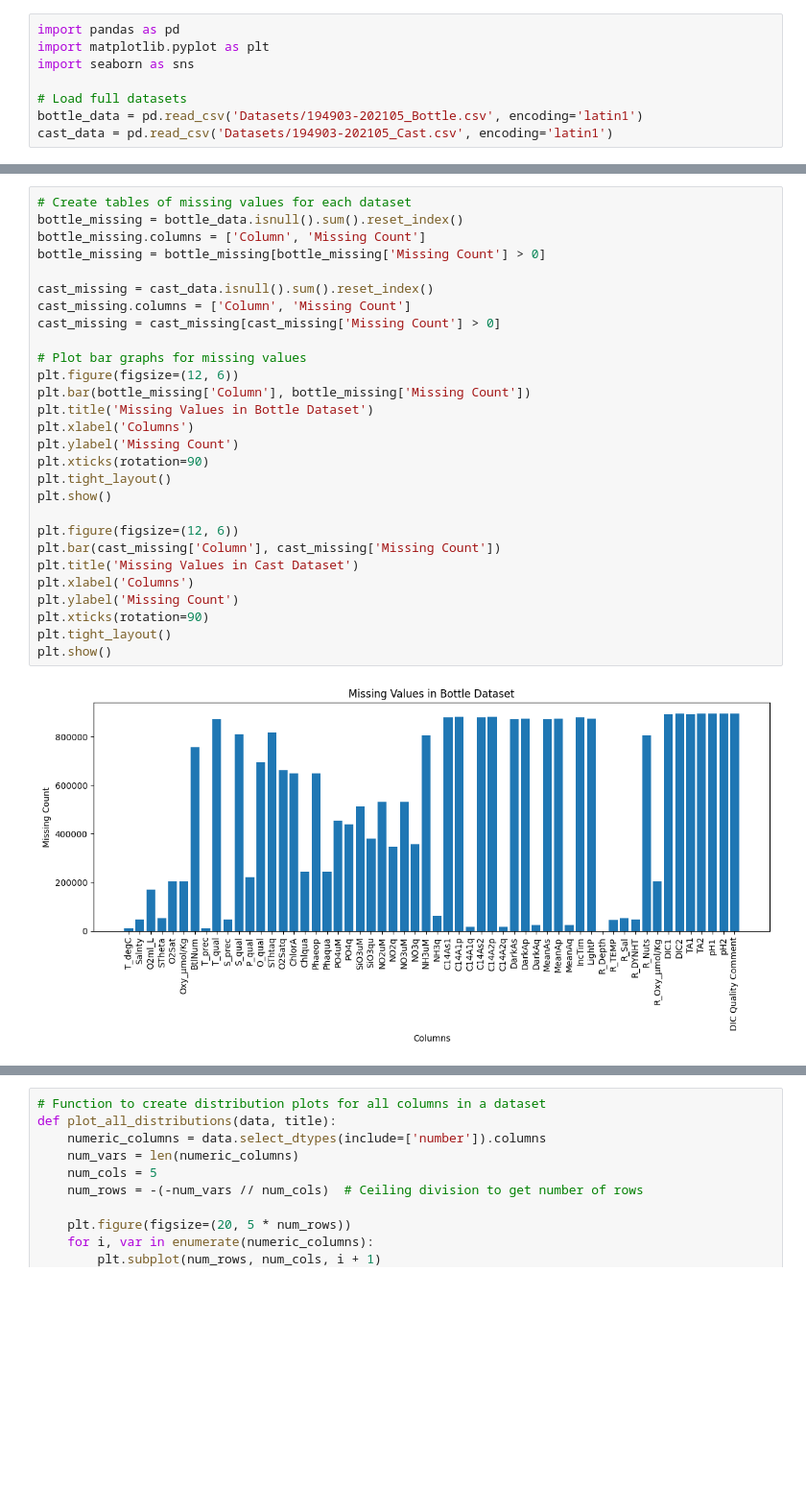
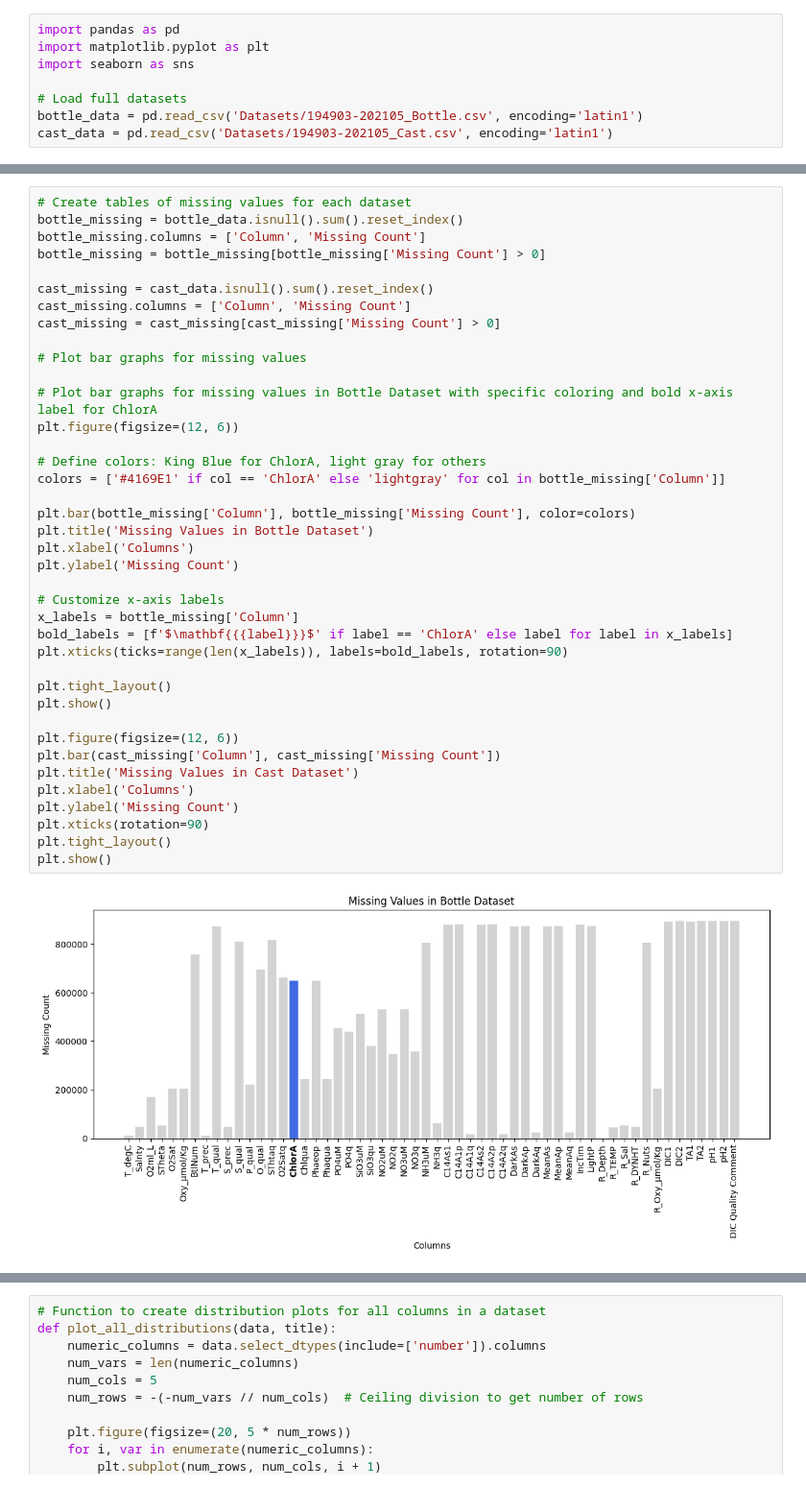
Before and after one commit to Drums180/Geoscientific_Analysis_Project, a Jupyter notebook: data_exploration.ipynb, the cells around one changed output, grey strips where cells are left out. Shown at 96% size. Drawn from its saved outputs; the diff is of its cells as text; blank space fills up the shorter version.

Commit message:
Last Visualization and Cluster CCA

```diff
--- a/data_exploration.ipynb
+++ b/data_exploration.ipynb
@@ -54,33 +54,44 @@ memory usage: 16.6+ MB
 # %%
 # Create tables of missing values for each dataset
 bottle_missing = bottle_data.isnull().sum().reset_index()
 bottle_missing.columns = ['Column', 'Missing Count']
 bottle_missing = bottle_missing[bottle_missing['Missing Count'] > 0]
 
 cast_missing = cast_data.isnull().sum().reset_index()
 cast_missing.columns = ['Column', 'Missing Count']
 cast_missing = cast_missing[cast_missing['Missing Count'] > 0]
 
 # Plot bar graphs for missing values
+
+# Plot bar graphs for missing values in Bottle Dataset with specific coloring and bold x-axis label for ChlorA
 plt.figure(figsize=(12, 6))
-plt.bar(bottle_missing['Column'], bottle_missing['Missing Count'])
+
+# Define colors: King Blue for ChlorA, light gray for others
+colors = ['#4169E1' if col == 'ChlorA' else 'lightgray' for col in bottle_missing['Column']]
+
+plt.bar(bottle_missing['Column'], bottle_missing['Missing Count'], color=colors)
 plt.title('Missing Values in Bottle Dataset')
 plt.xlabel('Columns')
 plt.ylabel('Missing Count')
-plt.xticks(rotation=90)
+
+# Customize x-axis labels
+x_labels = bottle_missing['Column']
+bold_labels = [f'$\mathbf{{{label}}}$' if label == 'ChlorA' else label for label in x_labels]
+plt.xticks(ticks=range(len(x_labels)), labels=bold_labels, rotation=90)
+
 plt.tight_layout()
 plt.show()
 
 plt.figure(figsize=(12, 6))
 plt.bar(cast_missing['Column'], cast_missing['Missing Count'])
 plt.title('Missing Values in Cast Dataset')
 plt.xlabel('Columns')
 plt.ylabel('Missing Count')
 plt.xticks(rotation=90)
 plt.tight_layout()
 plt.show()
 # %% [output]
-[figure, old version]
+[figure, new version]
 [figure]
 # %%
 # Function to create distribution plots for all columns in a dataset
```
Also changed, not shown: parts of 1 cell of this notebook, 3 other files.
